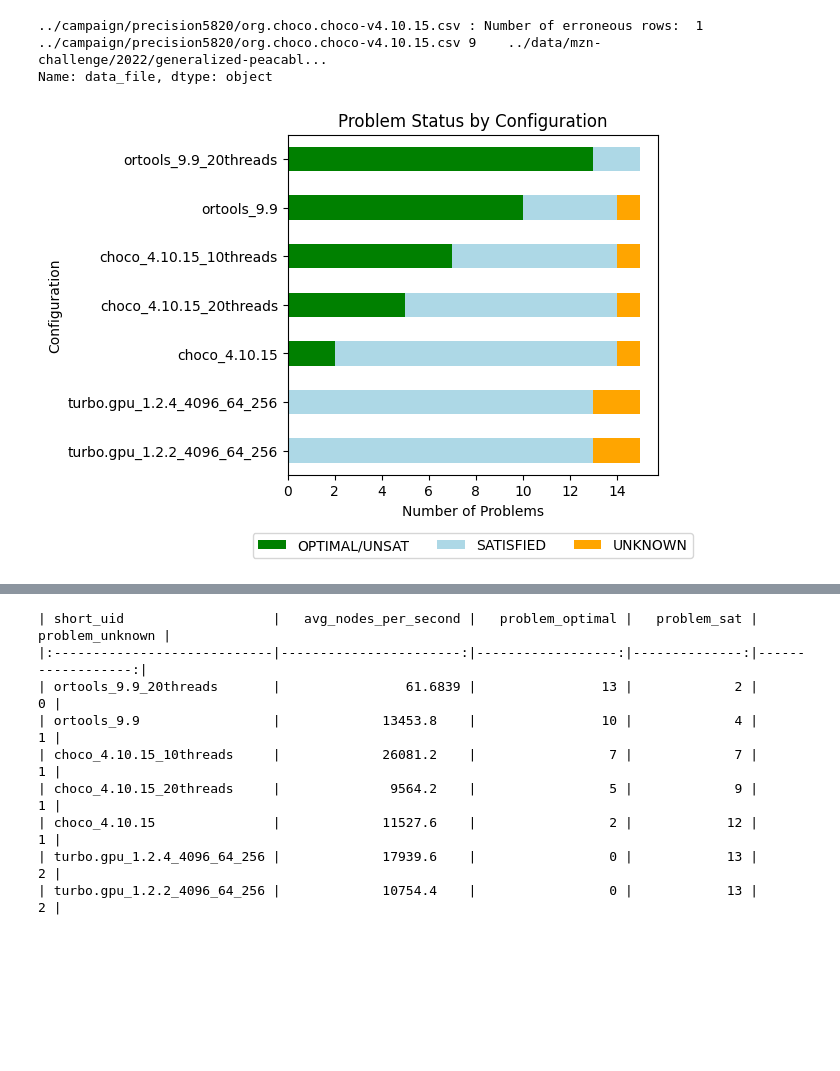
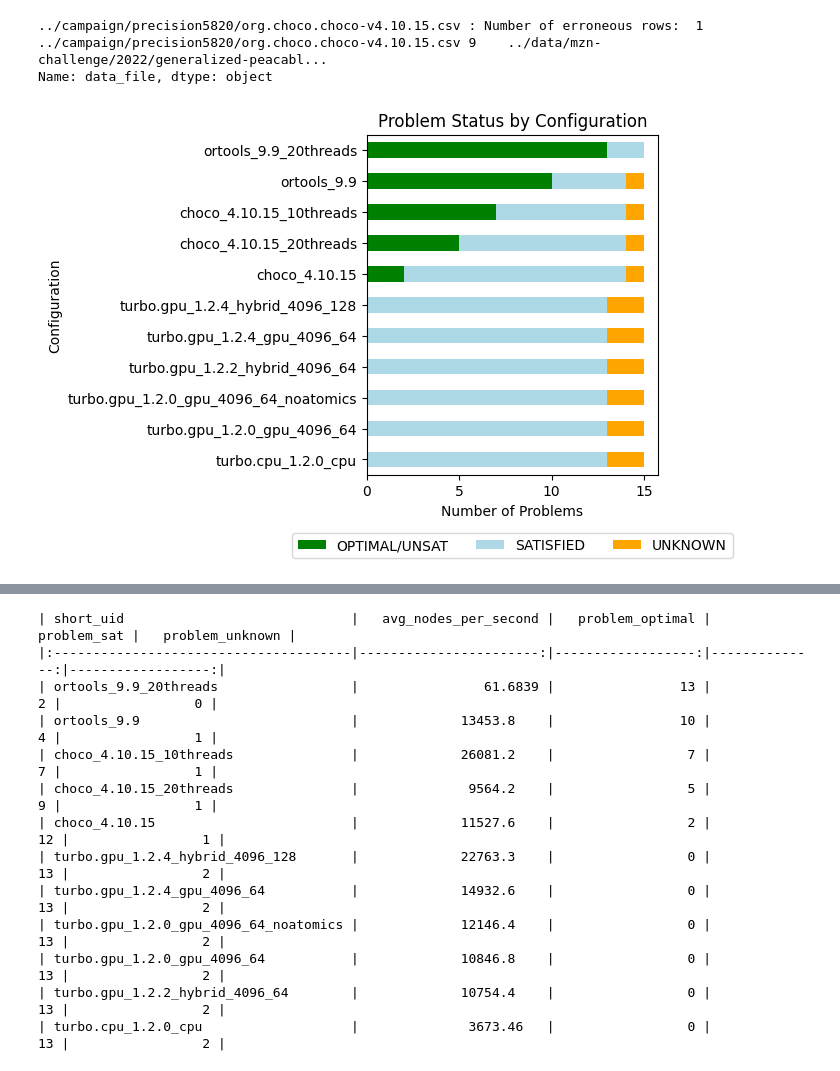
Before and after one commit to lattice-land/bench, a Jupyter notebook: benchmarks/analyzing/analysis.ipynb, the cells around one changed output, grey strips where cells are left out. Saved outputs shown, nothing was run; the diff lists cells and outputs as text; code cells hidden in the pictures; blank space fills up the shorter version.

Commit message:
Latest benchmarks on Turbo 1.2.4.

```diff
--- a/benchmarks/analyzing/analysis.ipynb
+++ b/benchmarks/analyzing/analysis.ipynb
@@ -17,8 +17,8 @@ df = analysis.read_experiments([
   "../campaign/precision5820/org.choco.choco-v4.10.15.csv",
   "../campaign/precision5820/org.choco.choco-v4.10.15-par.csv",
   # "../campaign/precision5820/turbo.gpu.release-v1.1.7-A5000.csv",
-  # "../campaign/precision5820/turbo.gpu.release-v1.2.0.csv",
-  # "../campaign/precision5820/turbo.cpu.release-v1.2.0.csv",
+  "../campaign/precision5820/turbo.gpu.release-v1.2.0.csv",
+  "../campaign/precision5820/turbo.cpu.release-v1.2.0.csv",
   # "../campaign/precision5820/turbo.gpu.release-v1.2.1.csv",
   "../campaign/precision5820/turbo.gpu.release-v1.2.2.csv",
   # "../campaign/helios/turbo.gpu.release-v1.2.2.csv",
@@ -31,7 +31,7 @@ df = analysis.read_experiments([
 
 # Because globalmem was only benchmarked on problems that could fit in shared memory.
 # But we don't want to remove the others for most of the analysis. (comment the line if you want to analyse the globalmem results)
-df = df[df['uid'] != "turbo.gpu.release_1.2.0_precision5820_300s_4096_64_256_globalmem"]
+df = df[df['uid'] != "turbo.gpu.release_1.2.0_precision5820_300s_gpu_4096_64_globalmem"]
 
 df = analysis.intersect(df)
 
@@ -41,6 +41,9 @@ metrics = analysis.metrics_table(df)
 display(HTML(metrics.to_html()))
 sorted_metrics = metrics.sort_values(by=['problem_optimal', 'problem_sat', 'avg_nodes_per_second', 'version'], ascending=[False, False, False, True])
 print(sorted_metrics[['short_uid','avg_nodes_per_second','problem_optimal', 'problem_sat', 'problem_unknown']].to_markdown(index=False))
+
+analysis.plot_time_distribution("hybrid", df[df['uid'] == "turbo.gpu.release_1.2.4_precision5820_300s_hybrid_4096_128"])
+analysis.plot_time_distribution("gpu", df[df['uid'] == "turbo.gpu.release_1.2.4_precision5820_300s_gpu_4096_64"])
 
 # analysis.comparison_table_md(df, "turbo.gpu.release_1.2.0_precision5820_300s_4096_64_256", "turbo.gpu.release_1.2.1_precision5820_300s_4096_64_256")
 # analysis.comparison_table_md(df, "turbo.gpu.release_1.2.1_precision5820_300s_4096_64_256", "turbo.gpu.release_1.2.2_precision5820_300s_4096_64_256")
@@ -52,34 +55,36 @@ print(sorted_metrics[['short_uid','avg_nodes_per_second','problem_optimal', 'pro
 
 # p = analysis.compare_solvers_pie_chart(df, "turbo.gpu.release_1.2.0_precision5820_300s_4096_64_256", "turbo.gpu.release_1.2.1_precision5820_300s_4096_64_256")
 # p = analysis.compare_solvers_pie_chart(df, "turbo.gpu.release_1.2.1_precision5820_300s_4096_64_256", "turbo.gpu.release_1.2.2_precision5820_300s_4096_64_256")
 # p = analysis.compare_solvers_pie_chart(df, "turbo.gpu.release_1.2.0_precision5820_300s_4096_64_256", "turbo.gpu.release_1.2.2_precision5820_300s_4096_64_256")
 # print(p[p['Comparison'] == 'turbo.gpu.release_1.1.7_precision5820_300s_4096_64_256 better'])
 
 # _ = analysis.compare_solvers_pie_chart(df, "com.google.ortools.sat_9.9_precision5820_300s", "com.google.ortools.sat.noglobal_9.9_precision5820_300s")
 # _ = analysis.compare_solvers_pie_chart(df, "com.google.ortools.sat_9.9_precision5820_300s", "com.google.ortools.sat_9.9_precision5820_300s_20threads")
 # _ = analysis.compare_solvers_pie_chart(df, "turbo.cpu.release_1.2.0_precision5820_300s", "org.choco.choco_4.10.15_precision5820_300s")
 # _ = analysis.compare_solvers_pie_chart(df, "turbo.cpu.release_1.2.0_precision5820_300s", "turbo.gpu.release_1.2.0_precision5820_300s_4096_64_256")
 # _ = analysis.compare_solvers_pie_chart(df, "turbo.gpu.release_1.2.0_precision5820_300s_4096_64_256_noatomics", "org.choco.choco_4.10.15_precision5820_300s")
 # _ = analysis.compare_solvers_pie_chart(df, "turbo.gpu.release_1.2.0_precision5820_300s_4096_64_256", "org.choco.choco_4.10.15_precision5820_300s")
 # _ = analysis.compare_solvers_pie_chart(df, "turbo.gpu.release_1.2.0_precision5820_300s_4096_64_256", "org.choco.choco_4.10.15_precision5820_300s_20threads")
 # _ = analysis.compare_solvers_pie_chart(df, "org.choco.choco_4.10.15_precision5820_300s", "com.google.ortools.sat_9.9_precision5820_300s")
 # _ = analysis.compare_solvers_pie_chart(df, "org.choco.choco_4.10.15_precision5820_300s_20threads", "com.google.ortools.sat_9.9_precision5820_300s_20threads")
 # p = analysis.compare_solvers_pie_chart(df, "turbo.gpu.release_1.2.0_precision5820_300s_4096_64_256", "com.google.ortools.sat_9.9_precision5820_300s")
 # print(p[p['Comparison'] == 'turbo.gpu.release_1.2.0_precision5820_300s_4096_64_256 better'])
 # _ = analysis.compare_solvers_pie_chart(df, "turbo.gpu.release_1.2.0_precision5820_300s_4096_64_256", "com.google.ortools.sat_9.9_precision5820_300s_20threads")
 # _ = analysis.compare_solvers_pie_chart(df, "turbo.gpu.release_1.2.0_precision5820_4096_64_256", "turbo.cpu.release_1.2.0_precision5820")
 # _ = analysis.compare_solvers_pie_chart(df, "turbo.gpu.release_1.2.2_precision5820_300s_4096_64_256", "turbo.gpu.release_1.2.3_helios_300s_4096_132_256")
-_ = analysis.compare_solvers_pie_chart(df, "turbo.gpu.release_1.2.2_precision5820_300s_4096_64_256", "turbo.gpu.release_1.2.4_precision5820_300s_4096_64_256")
+_ = analysis.compare_solvers_pie_chart(df, "turbo.gpu.release_1.2.2_precision5820_300s_hybrid_4096_64", "turbo.gpu.release_1.2.4_precision5820_300s_gpu_4096_64")
+_ = analysis.compare_solvers_pie_chart(df, "turbo.gpu.release_1.2.2_precision5820_300s_hybrid_4096_64", "turbo.gpu.release_1.2.4_precision5820_300s_hybrid_4096_128")
+_ = analysis.compare_solvers_pie_chart(df, "turbo.gpu.release_1.2.4_precision5820_300s_gpu_4096_64", "turbo.gpu.release_1.2.4_precision5820_300s_hybrid_4096_128")
 # _ = analysis.compare_solvers_pie_chart(df, "turbo.gpu.release_1.2.2_helios_300s_4096_132_256", "turbo.gpu.release_1.2.3_helios_300s_4096_132_256")
 # _ = analysis.compare_solvers_pie_chart(df, "turbo.gpu.release_1.2.3_helios_300s_4096_132_256", "org.choco.choco_4.10.15_precision5820_300s")
 
 
 # df[(df['uid'] == "turbo.gpu.release_1.2.0_precision5820_300s_4096_64_256") & (df['memory_configuration'] != "global") & (df['eps_num_subproblems'] == 4096)]
 # df[(df['mzn_solver'] == "turbo.gpu.release") & (df['problem'] == "nfc") & (df['eps_num_subproblems'] == 4096)]
 # %% [output]
 ../campaign/precision5820/org.choco.choco-v4.10.15.csv : Number of erroneous rows:  1
 ../campaign/precision5820/org.choco.choco-v4.10.15.csv 9    ../data/mzn-challenge/2022/generalized-peacabl...
 Name: data_file, dtype: object
-[figure, old version]
+[figure, new version]
 |  | uid | version | machine | short_uid | avg_nodes_per_second | median_nodes_per_second | ... |
 | 3 | org.choco.choco_4.10.15_precision... | 4.10.15 | precision5820 | choco_4.10.15_10threads | 26081.152693 | 4758.209194 | ... |
@@ -91,10 +100,14 @@ Name: data_file, dtype: object
 | 1 | com.google.ortools.sat_9.9_precis... | 9.9 | precision5820 | ortools_9.9_20threads | 61.683853 | 12.825956 | ... |
-| short_uid                   |   avg_nodes_per_second |   problem_optimal |   problem_sat |   problem_unknown |
-|:----------------------------|-----------------------:|------------------:|--------------:|------------------:|
-| ortools_9.9_20threads       |                61.6839 |                13 |             2 |                 0 |
-| ortools_9.9                 |             13453.8    |                10 |             4 |                 1 |
-| choco_4.10.15_10threads     |             26081.2    |                 7 |             7 |                 1 |
-| choco_4.10.15_20threads     |              9564.2    |                 5 |             9 |                 1 |
-| choco_4.10.15               |             11527.6    |                 2 |            12 |                 1 |
-| turbo.gpu_1.2.4_4096_64_256 |             17939.6    |                 0 |            13 |                 2 |
-| turbo.gpu_1.2.2_4096_64_256 |             10754.4    |                 0 |            13 |                 2 |
+| short_uid                             |   avg_nodes_per_second |   problem_optimal |   problem_sat |   problem_unknown |
+|:--------------------------------------|-----------------------:|------------------:|--------------:|------------------:|
+| ortools_9.9_20threads                 |                61.6839 |                13 |             2 |                 0 |
+| ortools_9.9                           |             13453.8    |                10 |             4 |                 1 |
+| choco_4.10.15_10threads               |             26081.2    |                 7 |             7 |                 1 |
+| choco_4.10.15_20threads               |              9564.2    |                 5 |             9 |                 1 |
+| choco_4.10.15                         |             11527.6    |                 2 |            12 |                 1 |
+| turbo.gpu_1.2.4_hybrid_4096_128       |             22763.3    |                 0 |            13 |                 2 |
+| turbo.gpu_1.2.4_gpu_4096_64           |             14932.6    |                 0 |            13 |                 2 |
+| turbo.gpu_1.2.0_gpu_4096_64_noatomics |             12146.4    |                 0 |            13 |                 2 |
+| turbo.gpu_1.2.0_gpu_4096_64           |             10846.8    |                 0 |            13 |                 2 |
+| turbo.gpu_1.2.2_hybrid_4096_64        |             10754.4    |                 0 |            13 |                 2 |
+| turbo.cpu_1.2.0_cpu                   |              3673.46   |                 0 |            13 |                 2 |
```
Also changed, not shown: parts of 1 cell of this notebook, 56 other files.
